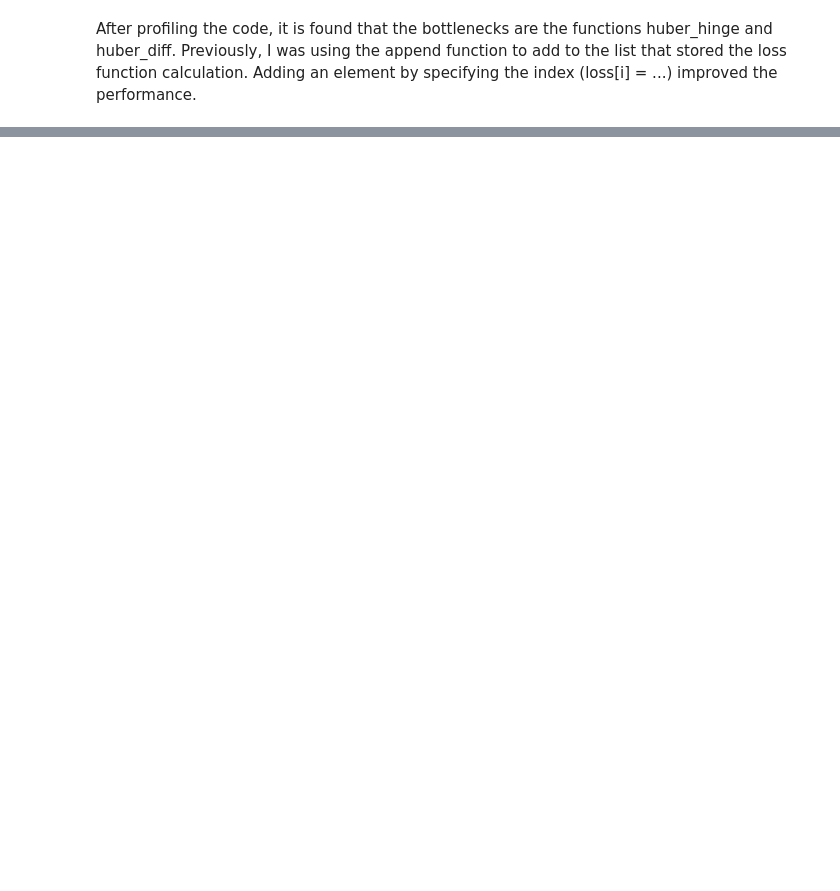
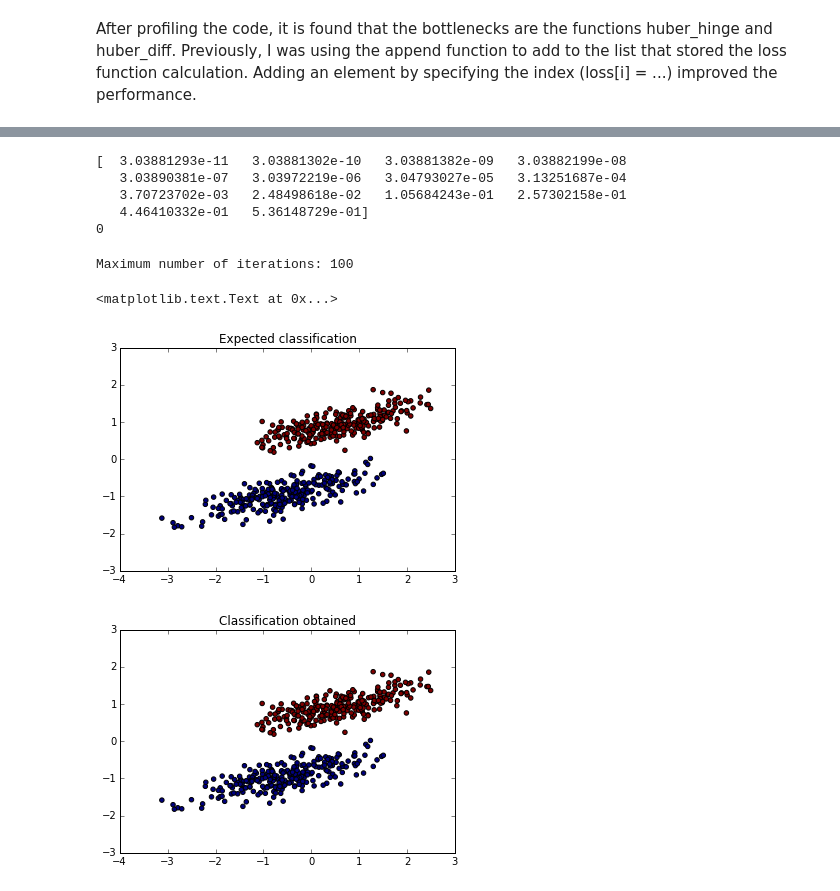
Before and after one commit to aartibagul/Source-Separation, a Jupyter notebook: Hw5_Stochastic_Gradient_Algorithms.ipynb, the cells around one changed output, grey strips where cells are left out. Cells and saved outputs as stored; diff of their text form; code cells hidden in the pictures; blank space fills up the shorter version.

```diff
--- a/Hw5_Stochastic_Gradient_Algorithms.ipynb
+++ b/Hw5_Stochastic_Gradient_Algorithms.ipynb
@@ -302,0 +344,10 @@ After profiling the code, it is found that the bottlenecks are the functions hub
+# %%
+def one_step_gradient(w, n,alpha, beta, X, y):
+    grad = compute_grad(w, X, y)
+    obj = compute_obj(w, X, y)
+
+    while compute_obj((w - n*grad), X, y) > (compute_obj(w, X, y) - alpha*n* np.dot(grad, grad)):
+        n = beta * n
+        w = w- n*compute_grad(w, X, y)
+
+    return w, obj, n
@@ -302,0 +400,42 @@ After profiling the code, it is found that the bottlenecks are the functions hub
+# %%
+
+C_list = [10**i for i in range(-8, 6)]
+index = [i for i in range (100)]
+obj_list = np.zeros(len(C_list))
+error = []
+for p in range(len(C_list)):
+    C = C_list[p]
+    w, obj, e = gradient_backtracking(100, X_train, y_train ,compute_grad, compute_obj)
+    obj_list[p] = (np.linalg.norm(obj[-1]-obj[0])/sum(obj))
+    error.append(e)
+
+print(obj_list)
+
+obj_list = obj_list/sum(obj_list)
+print(np.argmin(error))
+# %% [output]
+[  3.03881293e-11   3.03881302e-10   3.03881382e-09   3.03882199e-08
+   3.03890381e-07   3.03972219e-06   3.04793027e-05   3.13251687e-04
+   3.70723702e-03   2.48498618e-02   1.05684243e-01   2.57302158e-01
+   4.46410332e-01   5.36148729e-01]
+0
+# %%
+C = 10000
+w, g, obj = my_svm_2(X_train, y_train, compute_grad, compute_obj, 1)
+# %% [output]
+Maximum number of iterations: 100
+# %%
+g = np.array(g)
+X0, X1 = X_train[g == 1], X_train[g == -1]
+
+
+plt.scatter(X_train[:, 0], X_train[:, 1], c=y_train)
+plt.title("Expected classification")
+
+plt.figure()
+plt.scatter(X_train[:, 0], X_train[:, 1], c=g)
+plt.title("Classification obtained")
+# %% [output]
+<matplotlib.text.Text at 0x...>
+[figure, added]
+[figure, added]
```
Also changed, not shown: parts of 19 cells of this notebook.
